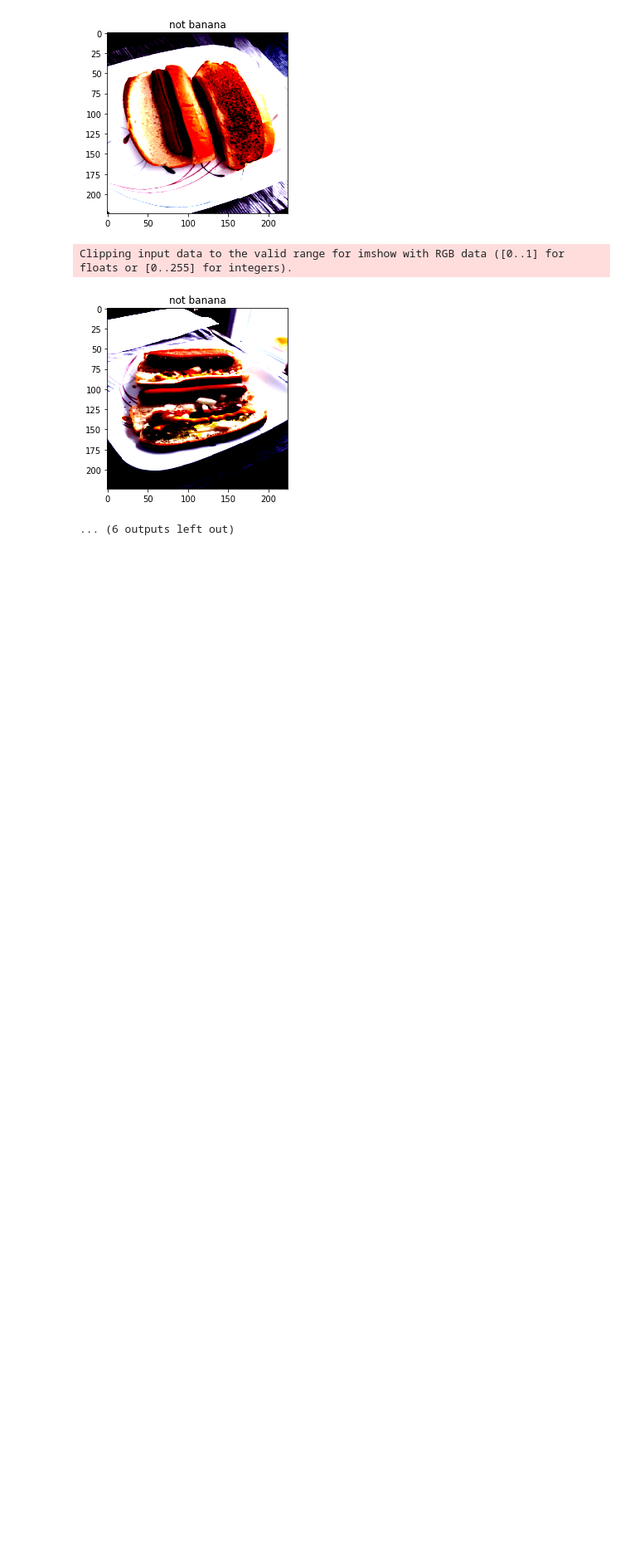
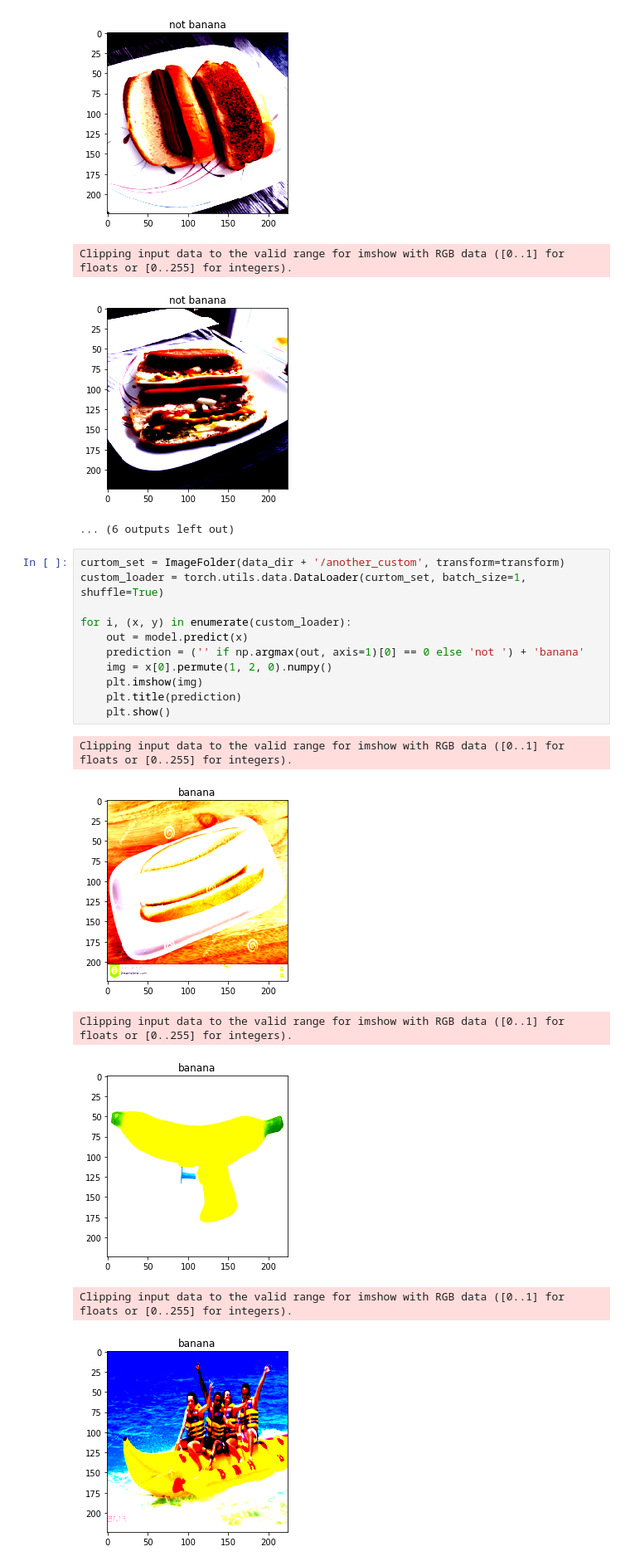
Before and after one commit to willGuimont/Banana_NotBanana, a Jupyter notebook: Banana+NotBanana.ipynb, the cells around one changed output. Shown: that part at 83% size. Saved outputs shown, nothing was run; the diff lists cells and outputs as text; blank space fills up the shorter version.

Commit message:
banana 2

```diff
--- a/Banana+NotBanana.ipynb
+++ b/Banana+NotBanana.ipynb
@@ -291,3 +291,21 @@ Clipping input data to the valid range for imshow with RGB data ([0..1] for floa
 Clipping input data to the valid range for imshow with RGB data ([0..1] for floats or [0..255] for integers).
 [figure]
 ... (6 outputs left out)
+# %%
+curtom_set = ImageFolder(data_dir + '/another_custom', transform=transform)
+custom_loader = torch.utils.data.DataLoader(curtom_set, batch_size=1, shuffle=True)
+
+for i, (x, y) in enumerate(custom_loader):
+    out = model.predict(x)
+    prediction = ('' if np.argmax(out, axis=1)[0] == 0 else 'not ') + 'banana'
+    img = x[0].permute(1, 2, 0).numpy()
+    plt.imshow(img)
+    plt.title(prediction)
+    plt.show()
+# %% [output]
+Clipping input data to the valid range for imshow with RGB data ([0..1] for floats or [0..255] for integers).
+[figure, added]
+Clipping input data to the valid range for imshow with RGB data ([0..1] for floats or [0..255] for integers).
+[figure, added]
+Clipping input data to the valid range for imshow with RGB data ([0..1] for floats or [0..255] for integers).
+[figure, added]
```
Also changed, not shown: parts of 3 cells of this notebook, 5 other files.
